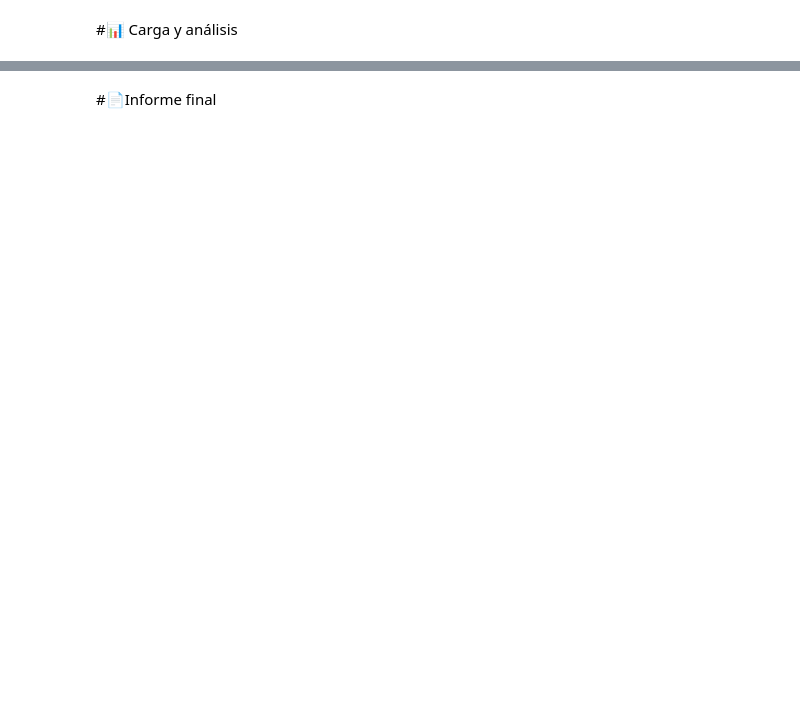
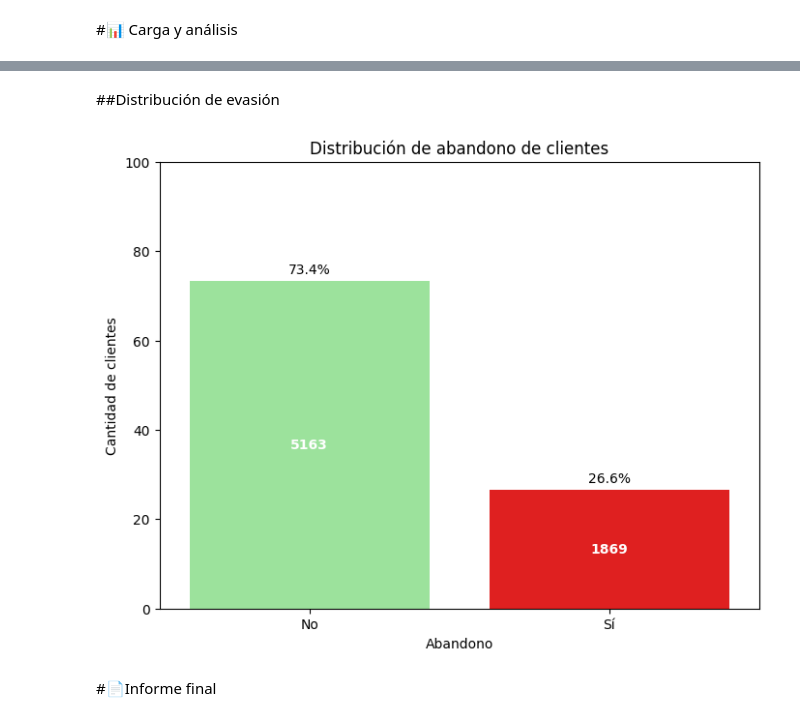
Before and after one commit to Solsmi/challenge_telecomx_latam, a Jupyter notebook: TelecomX_LATAM.ipynb, the cells around one changed output, grey strips where cells are left out. Drawn from its saved outputs; the diff is of its cells as text; code cells hidden in the pictures; blank space fills up the shorter version.

Commit message:
Análisis descriptivo y distribución de evasión

```diff
--- a/TelecomX_LATAM.ipynb
+++ b/TelecomX_LATAM.ipynb
@@ -302,2 +329,30 @@ df.head()
+# %% [markdown]
+##Distribución de evasión
+# %%
+import matplotlib.pyplot as plt
+import seaborn as sns
+
+churn_percentages = df['Churn'].value_counts(normalize=True) * 100
+churn_counts_abs = df['Churn'].value_counts()
+
+color_map = {'No': 'lightgreen', 'Sí': 'red'}
+
+plt.figure(figsize=(8, 6))
+sns.barplot(x=churn_percentages.index, y=churn_percentages.values, hue=churn_percentages.index, palette=color_map, legend=False)
+plt.title('Distribución de abandono de clientes')
+plt.xlabel('Abandono')
+plt.ylabel('Cantidad de clientes')
+plt.ylim(0, 100)
+
+for index, percentage_value in enumerate(churn_percentages.values):
+    # Porcentaje
+    plt.text(index, percentage_value + 1, f'{percentage_value:.1f}%', ha='center', va='bottom')
+    # Valor absoluto de churn
+    abs_value = churn_counts_abs.iloc[index]
+    plt.text(index, percentage_value / 2, f'{abs_value}', ha='center', va='center', color='white', fontweight='bold')
+
+plt.show()
+# %% [output]
+[figure, added]
 # %% [markdown]
 #📄Informe final
```
Also changed, not shown: parts of 12 cells of this notebook.
